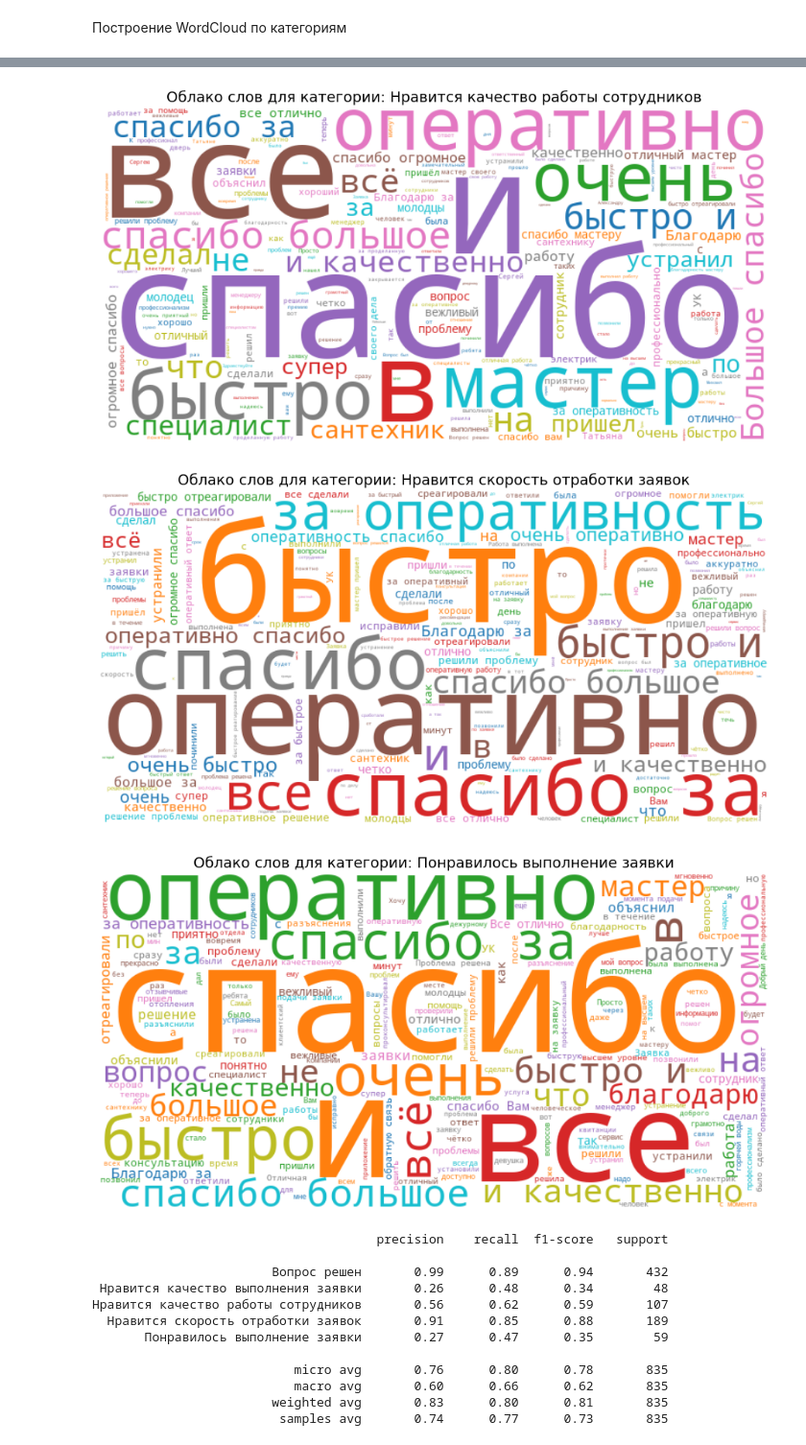
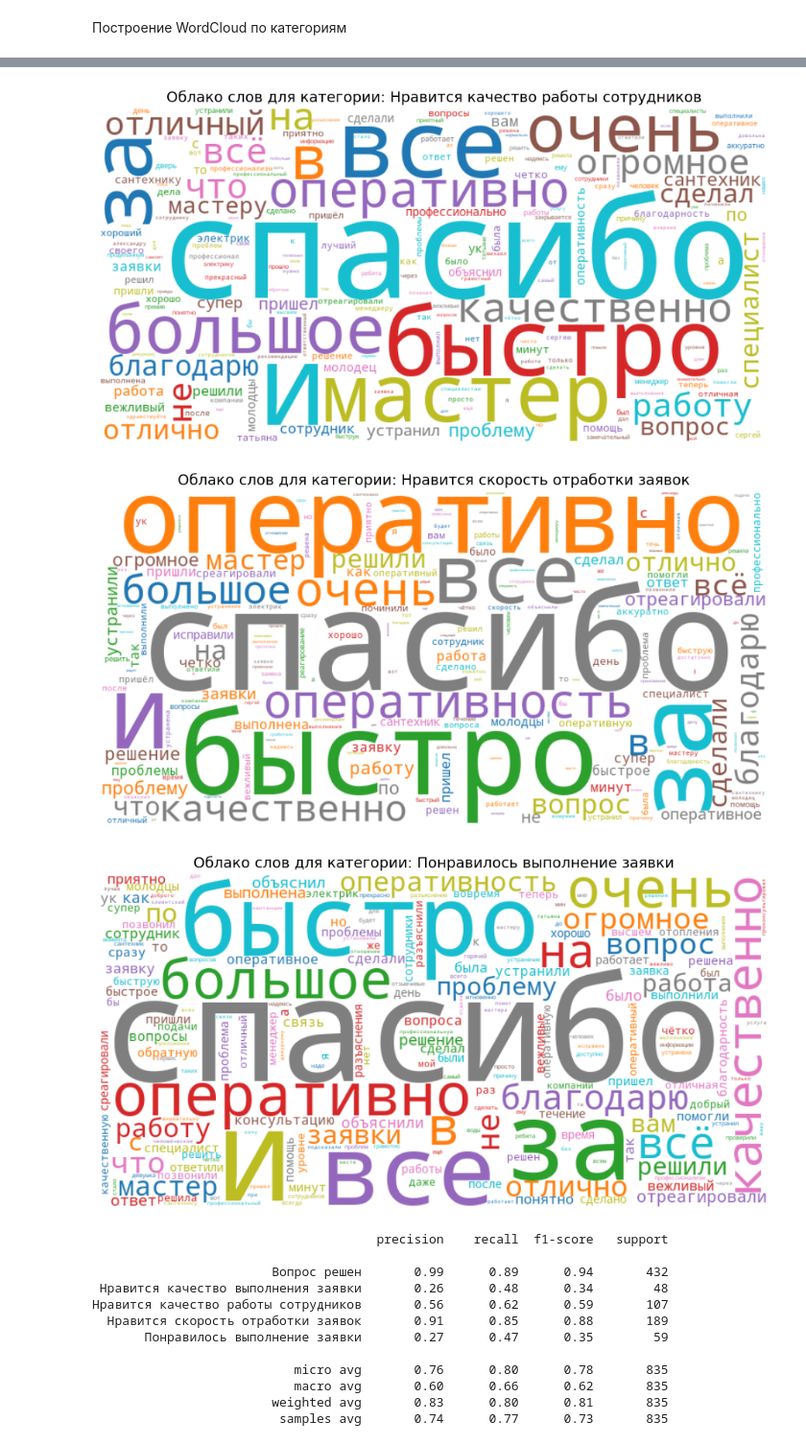
Before and after one commit to Timofey03/intensive_4, a Jupyter notebook: razmetka.ipynb, the cells around one changed output, grey strips where cells are left out. Shown at 96% size. Cells and saved outputs as stored; diff of their text form; code cells hidden in the pictures.

```diff
--- a/razmetka.ipynb
+++ b/razmetka.ipynb
@@ -589,10 +589,20 @@ plt.show()
 Построение WordCloud по категориям
 # %%
 import matplotlib.pyplot as plt
+from wordcloud import WordCloud
+import matplotlib
+import re
 
 # Настроим отрисовку русских слов
-import matplotlib
-matplotlib.rcParams['font.family'] = 'DejaVu Sans'  # Для кириллицы
+matplotlib.rcParams['font.family'] = 'DejaVu Sans'
+
+# Предобработка текста — очищаем и разбиваем на слова
+def preprocess_for_wordcloud(text):
+    text = text.lower()
+    text = re.sub(r"[^\w\s]", " ", text)  # убрать пунктуацию
+    text = re.sub(r"\d+", " ", text)      # убрать числа
+    text = re.sub(r"\s+", " ", text)      # убрать лишние пробелы
+    return text.strip()
 
 # Категории
 categories = [
@@ -606,7 +616,15 @@ categories = [
 # Строим WordCloud для каждой категории
 for category in categories:
     text = " ".join(df_train[df_train[category] == 1]["comment"].dropna().astype(str))
-    wordcloud = WordCloud(width=800, height=400, background_color="white", colormap="tab10").generate(text)
+    text = preprocess_for_wordcloud(text)
+
+    wordcloud = WordCloud(
+        width=800,
+        height=400,
+        background_color="white",
+        colormap="tab10",
+        collocations=False
+    ).generate(text)
 
     plt.figure(figsize=(10, 5))
     plt.imshow(wordcloud, interpolation="bilinear")
@@ -636,6 +638,6 @@ Successfully installed wordcloud-1.9.4
-[figure, old version]
+[figure, new version]
-[figure, old version]
+[figure, new version]
-[figure, old version]
+[figure, new version]
 # %%
 from sklearn.model_selection import train_test_split
 from sklearn.feature_extraction.text import TfidfVectorizer
```
Also changed, not shown: parts of 9 cells of this notebook, 5 other files.
